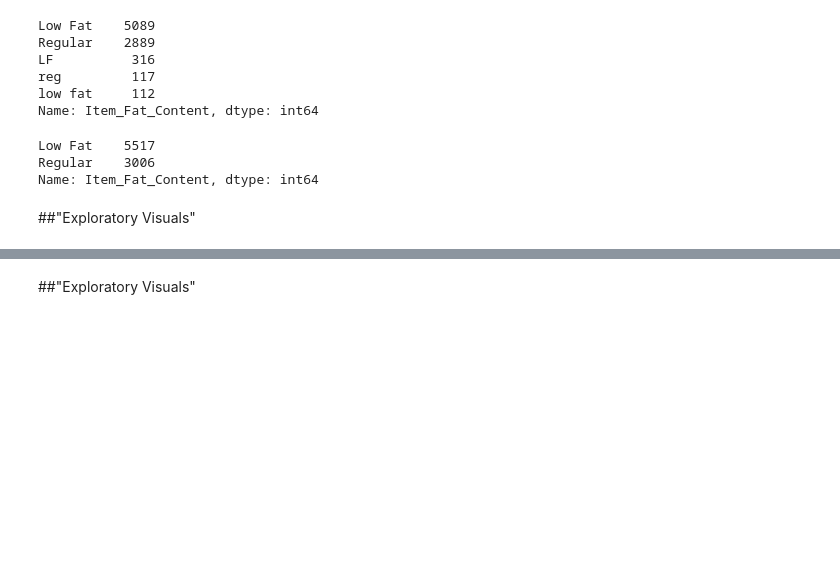
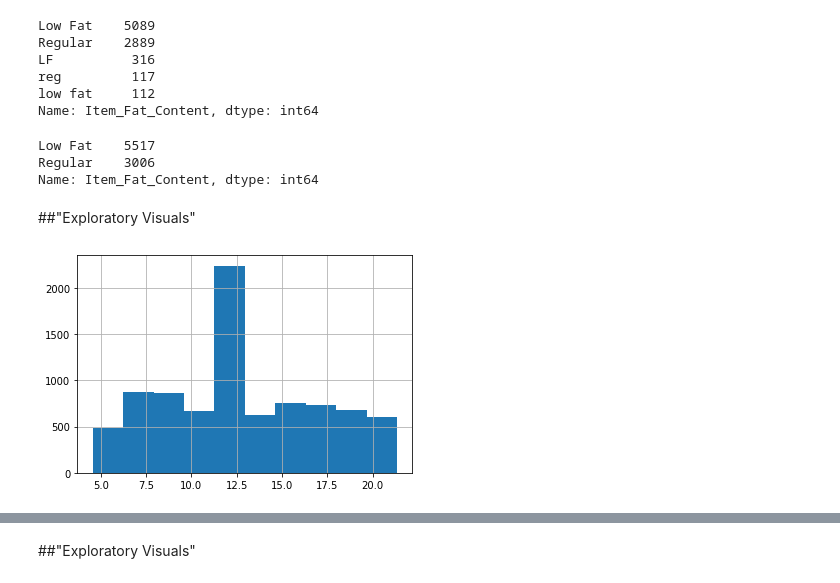
Before and after one commit to Bschreff/food-sales--prediction, a Jupyter notebook: GitHub_Rep_.ipynb, the cells around one changed output, grey strips where cells are left out. Saved outputs shown, nothing was run; the diff lists cells and outputs as text; code cells hidden in the pictures; blank space fills up the shorter version.

```diff
--- a/GitHub_Rep_.ipynb
+++ b/GitHub_Rep_.ipynb
@@ -180,2 +185,6 @@ Name: Item_Fat_Content, dtype: int64
 # %% [markdown]
 ##"Exploratory Visuals"
+# %%
+sales_predictions['Item_Weight'].hist();
+# %% [output]
+[figure, added]
```
Also changed, not shown: parts of 8 cells of this notebook.
